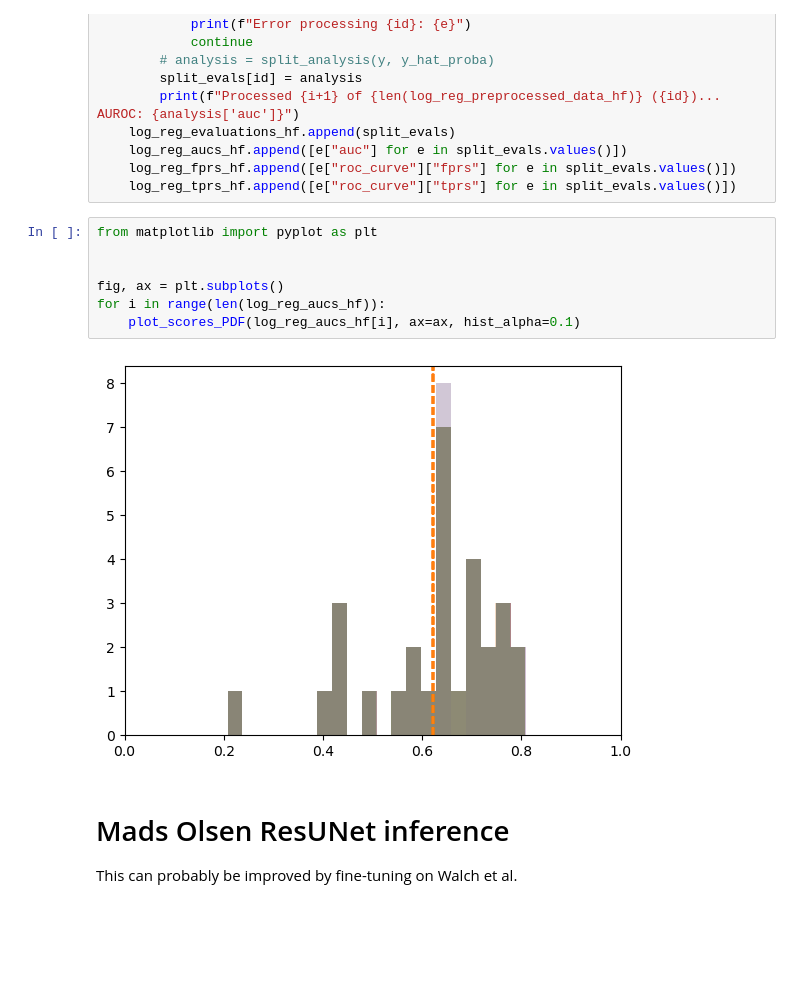
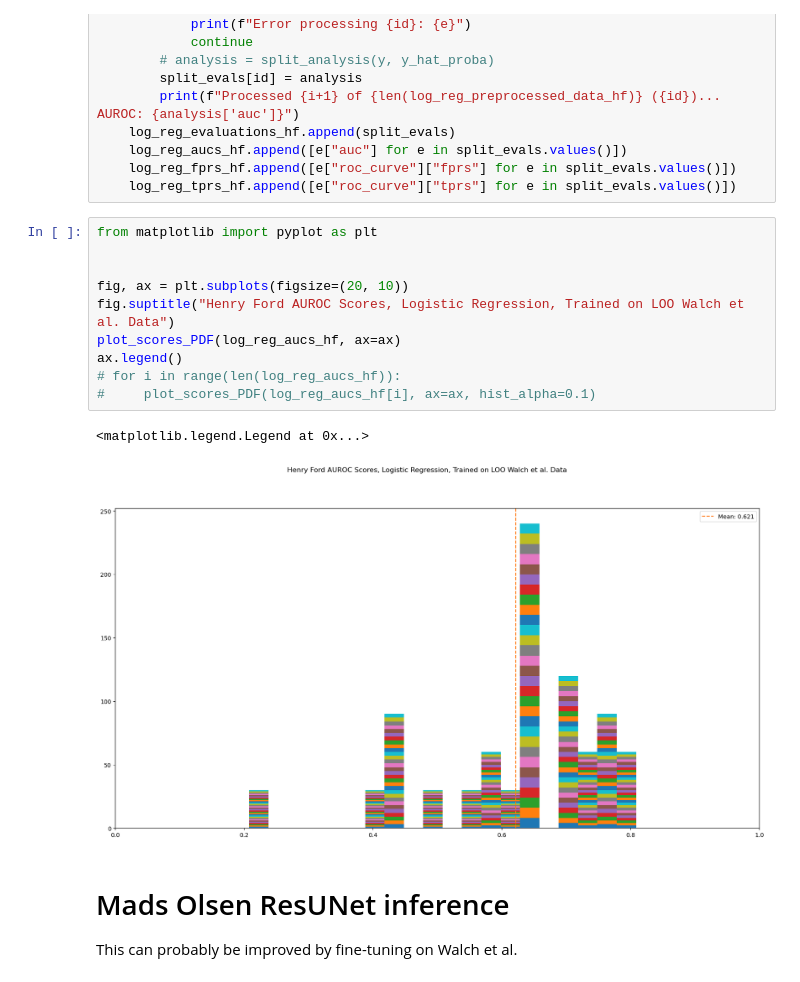
Before and after one commit to ericcanton/pisces, a Jupyter notebook: analyses/hf_disordered_study.ipynb, the cells around one changed output. Cells and saved outputs as stored; diff of their text form; blank space fills up the shorter version.

Commit message:
add histogram

```diff
--- a/analyses/hf_disordered_study.ipynb
+++ b/analyses/hf_disordered_study.ipynb
@@ -59,12 +58,16 @@ for i in range(len(split_models)):
 # %%
 from matplotlib import pyplot as plt
 
 
-fig, ax = plt.subplots()
-for i in range(len(log_reg_aucs_hf)):
-    plot_scores_PDF(log_reg_aucs_hf[i], ax=ax, hist_alpha=0.1)
+fig, ax = plt.subplots(figsize=(20, 10))
+fig.suptitle("Henry Ford AUROC Scores, Logistic Regression, Trained on LOO Walch et al. Data")
+plot_scores_PDF(log_reg_aucs_hf, ax=ax)
+ax.legend()
+# for i in range(len(log_reg_aucs_hf)):
+#     plot_scores_PDF(log_reg_aucs_hf[i], ax=ax, hist_alpha=0.1)
 # %% [output]
+<matplotlib.legend.Legend at 0x...>
-[figure, old version]
+[figure, new version]
 # %% [markdown]
 # Mads Olsen ResUNet inference
 
```
Also changed, not shown: parts of 1 cell of this notebook.
